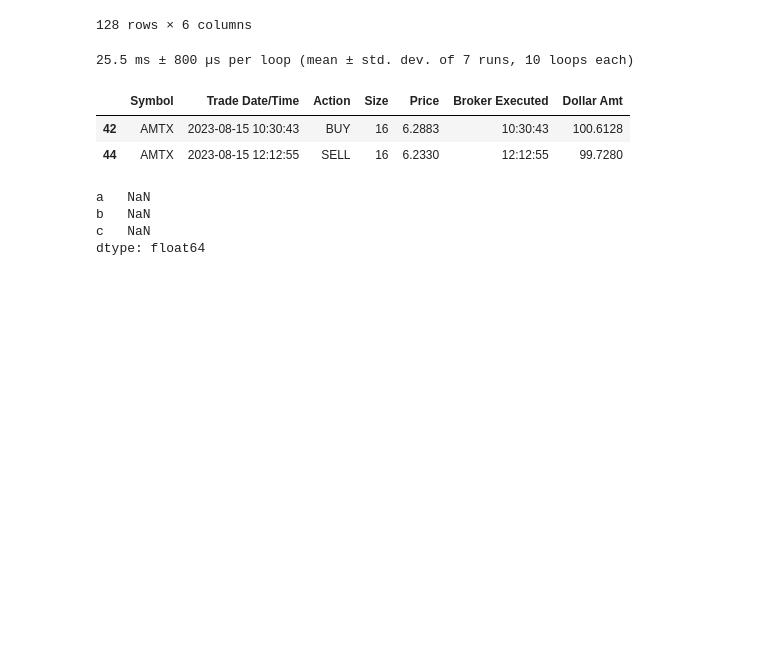
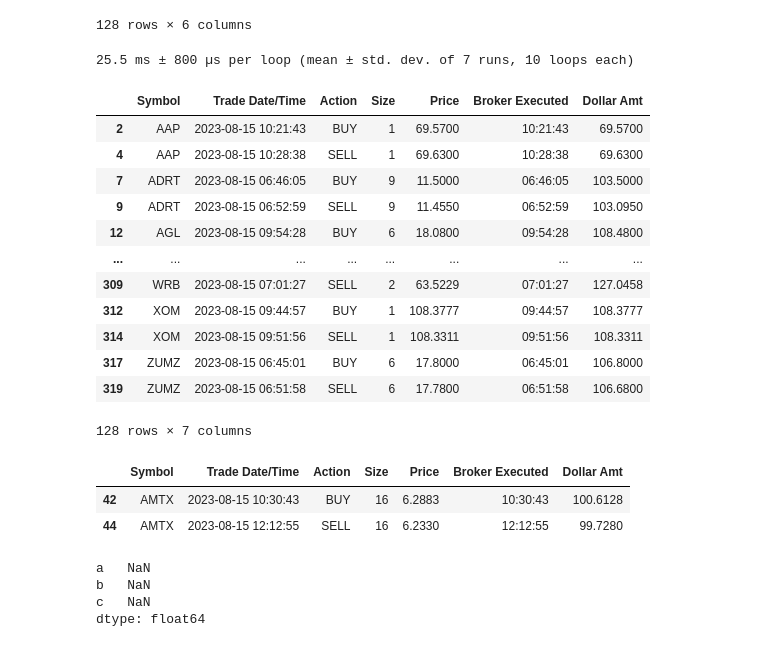
Before and after one commit to sanathnair09/uci_trading, a Jupyter notebook: utils/report/brokers_notebooks/ibkr.ipynb, the cells around one changed output. Cells and saved outputs as stored; diff of their text form; code cells hidden in the pictures; blank space fills up the shorter version.

```diff
--- a/utils/report/brokers_notebooks/ibkr.ipynb
+++ b/utils/report/brokers_notebooks/ibkr.ipynb
@@ -153,5 +153,19 @@ def get_ibkr_report2(ibkr_file):
     })
     return df
 # %%
-df = get_ibkr_report2(ibkr_file)
+get_ibkr_report2(ibkr_file)
+# %% [output]
+|  | Symbol | Trade Date/Time | Action | Size | Price | Broker Executed | Dollar Amt |
+| 2 | AAP | 2023-08-15 10:21:43 | BUY | 1 | 69.5700 | 10:21:43 | 69.5700 |
+| 4 | AAP | 2023-08-15 10:28:38 | SELL | 1 | 69.6300 | 10:28:38 | 69.6300 |
+| 7 | ADRT | 2023-08-15 06:46:05 | BUY | 9 | 11.5000 | 06:46:05 | 103.5000 |
+| 9 | ADRT | 2023-08-15 06:52:59 | SELL | 9 | 11.4550 | 06:52:59 | 103.0950 |
+| 12 | AGL | 2023-08-15 09:54:28 | BUY | 6 | 18.0800 | 09:54:28 | 108.4800 |
+| ... | ... | ... | ... | ... | ... | ... | ... |
+| 309 | WRB | 2023-08-15 07:01:27 | SELL | 2 | 63.5229 | 07:01:27 | 127.0458 |
+| 312 | XOM | 2023-08-15 09:44:57 | BUY | 1 | 108.3777 | 09:44:57 | 108.3777 |
+| 314 | XOM | 2023-08-15 09:51:56 | SELL | 1 | 108.3311 | 09:51:56 | 108.3311 |
+| 317 | ZUMZ | 2023-08-15 06:45:01 | BUY | 6 | 17.8000 | 06:45:01 | 106.8000 |
+| 319 | ZUMZ | 2023-08-15 06:51:58 | SELL | 6 | 17.7800 | 06:51:58 | 106.6800 |
+128 rows × 7 columns
 # %%
```
Also changed, not shown: parts of 11 cells of this notebook, 20 other files.
